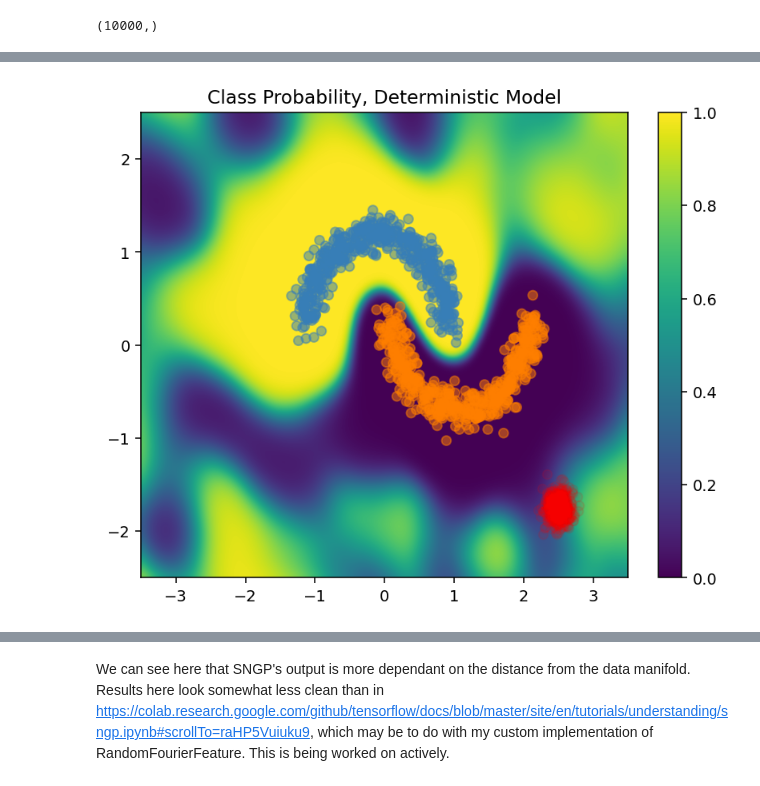
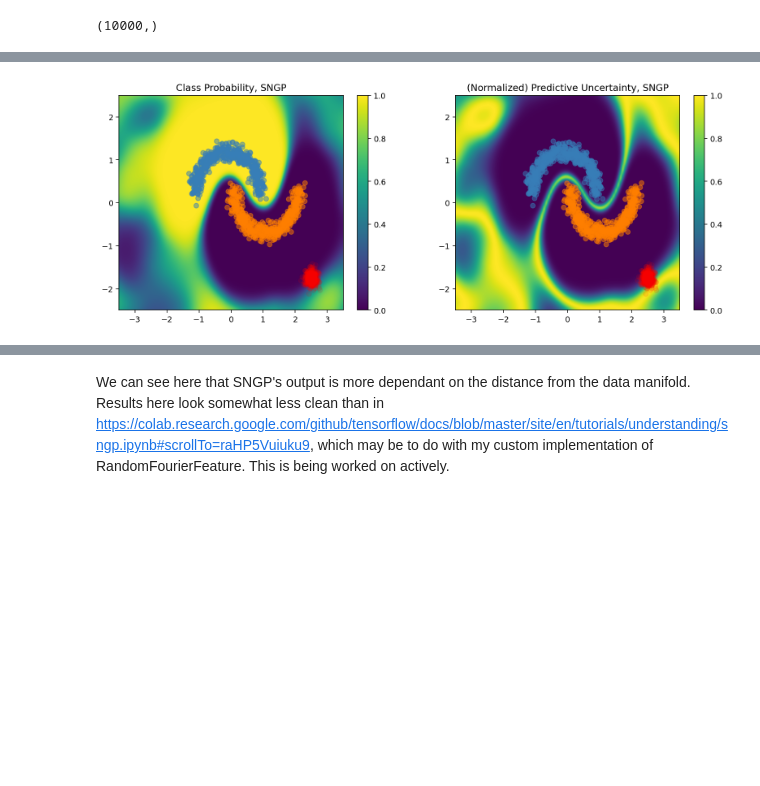
Before and after one commit to adityagoel4512/Spectral-normalized-Neural-Gaussian-Process-PyTorch, a Jupyter notebook: sngp.ipynb, the cells around one changed output, grey strips where cells are left out. Drawn from its saved outputs; the diff is of its cells as text; code cells hidden in the pictures; blank space fills up the shorter version.

```diff
--- a/sngp.ipynb
+++ b/sngp.ipynb
@@ -359,20 +335,26 @@ class SNGP(nn.Module):
                num_hidden_layers=1,
                num_hidden=128,
                dropout_rate=0.1,
-               momentum=0.999,
+               momentum=None,
                ridge_penalty=1e-6,
-               num_inducing=1024):
+               num_inducing=1024,
+               norm_multiplier=0.9):
 
     super().__init__()
     self.num_hidden = num_hidden
     self.dropout_rate = dropout_rate
-    self.input_layer = nn.utils.spectral_norm(nn.Linear(in_features=input_features, out_features=num_hidden), n_power_iterations=3)
-    self.hidden_layers = nn.Sequential(*[nn.utils.spectral_norm(nn.Linear(in_features=num_hidden, out_features=num_hidden), n_power_iterations=3) for _ in range(num_hidden_layers)])
+    self.input_layer = nn.Linear(in_features=input_features, out_features=num_hidden)
+    self.hidden_layers = nn.Sequential(*[nn.Linear(in_features=num_hidden, out_features=num_hidden) for _ in range(num_hidden_layers)])
     self.random_fourier_feature = RandomFourierFeature(in_features=num_hidden, out_features=num_inducing)
     self.laplace_posterior_linear = LaplancePosterior(in_features=num_inducing, out_features=num_classes)
     self.momentum = momentum
     self.precision_matrix = ridge_penalty * torch.eye(num_inducing, requires_grad=False)
     self.ridge_penalty = ridge_penalty
+    self.norm_multiplier = norm_multiplier
+
+    self.input_layer.register_full_backward_hook(self.spectral_norm_hook)
+    for hidden_layer in self.hidden_layers:
+      hidden_layer.register_full_backward_hook(self.spectral_norm_hook)
 
   def forward(self, input, update_precision_matrix=True, mean_field_logits=False):
     input = self.input_layer(input)
@@ -401,6 +383,13 @@ class SNGP(nn.Module):
 
     return NetResult(mean=output, variance=None)
 
+  def spectral_norm_hook(self, module, grad_input, grad_output):
+    # applied to linear layer weights
+    with torch.no_grad():
+      norm = torch.linalg.matrix_norm(module.weight, 2)
+      if self.norm_multiplier < norm:
+        module.weight = nn.Parameter(self.norm_multiplier * module.weight / norm)
+
   def mean_field_logits(self, logits, pred_cov):
     # Mean-Field approximation as alternative to MC integration of Gaussian-Softmax
     # Based on: https://arxiv.org/abs/2006.07584
@@ -411,8 +400,7 @@ class SNGP(nn.Module):
     return logits
 
   def compute_predictive_variance(self, random_fourier_feature):
-    # TODO: work on caching this for repeated inference so long as feature matrix
-    # is unchanged
+    # TODO: cache this for repeated inference so long as feature matrix is unchanged
     cov = torch.inverse(self.precision_matrix)
     pred_cov = random_fourier_feature @ ((cov @ random_fourier_feature.t()) * self.ridge_penalty)
     return pred_cov
@@ -436,7 +424,7 @@ class SNGP(nn.Module):
       self.precision_matrix = self.precision_matrix + precision_matrix_minibatch
 # %%
 import torch.optim as optim
-sngp_config = dict(num_classes=2, num_hidden_layers=6, num_hidden=128, dropout_rate=0.1, momentum=None)
+sngp_config = dict(num_classes=2, num_hidden_layers=6, num_hidden=128, dropout_rate=0.1, momentum=None, norm_multiplier=0.9)
 sngp_model = SNGP(**sngp_config)
 loss_fn = nn.CrossEntropyLoss()
 optimizer = optim.Adam(sngp_model.parameters(), lr=1e-3)
@@ -458,7 +446,7 @@ SNGP(
   )
 )
 # %%
-train_call_kwargs = dict(update_precision_matrix=sngp_config['momentum'] is not None)
+train_call_kwargs = dict(update_precision_matrix=sngp_model.momentum is not None)
 # %%
-training_loop(sngp_model, loss_fn, epochs=100, optimizer=optimizer, call_kwargs=train_call_kwargs)
+training_loop(sngp_model, loss_fn, epochs=500, optimizer=optimizer, call_kwargs=train_call_kwargs)
 # %% [output]
@@ -502,12 +498,5 @@ array([0.79412216, 0.733011  , 0.66594404, 0.60034436, 0.5462681 ,
       dtype=float32)
 # %%
-_, ax = plt.subplots(figsize=(7, 5.5))
-
-pcm = plot_uncertainty_surface(sngp_probs, ax=ax)
-
-plt.colorbar(pcm, ax=ax)
-plt.title("Class Probability, Deterministic Model")
-
-plt.show()
+plot_predictions(sngp_probs, model_name="SNGP")
 # %% [output]
-[figure, old version]
+[figure, new version]
```
Also changed, not shown: parts of 21 cells of this notebook.
